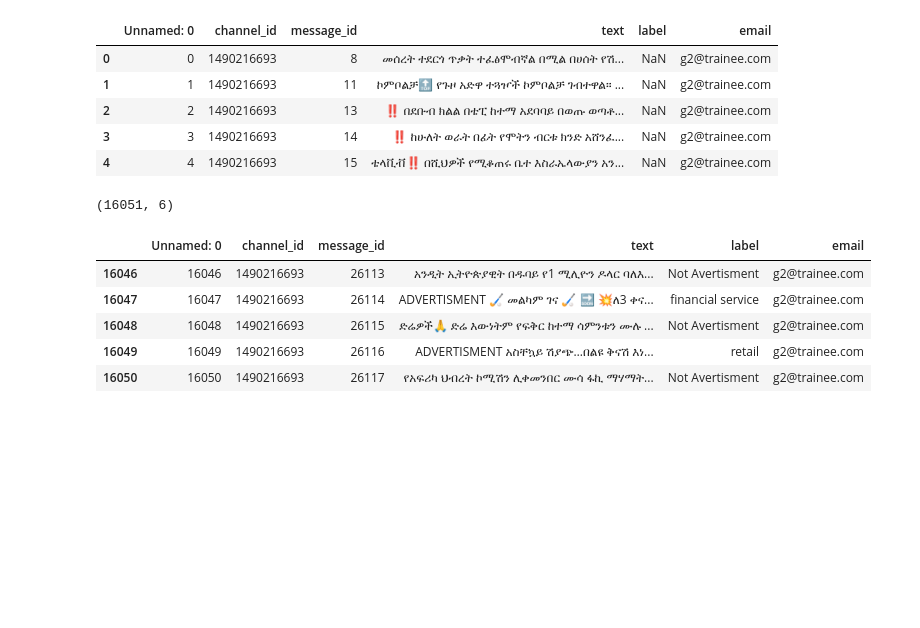
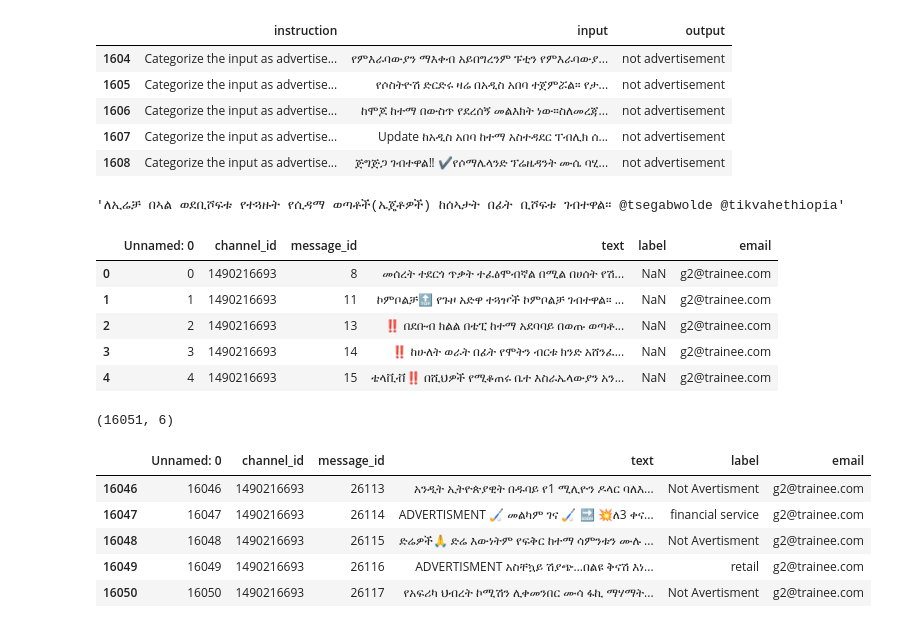
Before and after one commit to 10Academy-FineTuned-LLM/LLM_Finetuning_For_Amharic_Ad_Generation, a Jupyter notebook: playground/model_testing.ipynb, the cells around one changed output. Cells and saved outputs as stored; diff of their text form; code cells hidden in the pictures; blank space fills up the shorter version.

Commit message:
feat: fine tuned model tried with inference

```diff
--- a/playground/model_testing.ipynb
+++ b/playground/model_testing.ipynb
@@ -0,0 +1,15 @@
+# %%
+import pandas as pd
+df = pd.read_json("/data/fine_tun_data2.json")
+df.tail()
+# %% [output]
+|  | instruction | input | output |
+| 1604 | Categorize the input as advertise... | የምእራባውያን ማእቀብ አይበግረንም ፑቲን የምእራባውያ... | not advertisement |
+| 1605 | Categorize the input as advertise... | የሶስትዮሽ ድርድሩ ዛሬ በአዲስ አበባ ተጀምሯል። የታ... | not advertisement |
+| 1606 | Categorize the input as advertise... | ከሞጆ ከተማ በውስጥ የደረሰኝ መልእክት ነው።ስለመረጃ... | not advertisement |
+| 1607 | Categorize the input as advertise... | Update ከአዲስ አበባ ከተማ አስተዳደር ፐብሊክ ሰ... | not advertisement |
+| 1608 | Categorize the input as advertise... | ጅግጅጋ ገብተዋል‼ ✔የሶማሌላንድ ፕሬዜዳንት ሙሴ ባሂ... | not advertisement |
+# %%
+df[df['output']=='not advertisement'].iloc[1]['input']
+# %% [output]
+'ለኢሬቻ በኣል ወደቢሾፍቱ የተጓዙት የሲዳማ ወጣቶች(ኤጄቶዎች) ከሰኣታት በፊት ቢሾፍቱ ገብተዋል። @tsegabwolde @tikvahethiopia'
```
Also changed, not shown: parts of 5 cells of this notebook, 4 other files.
